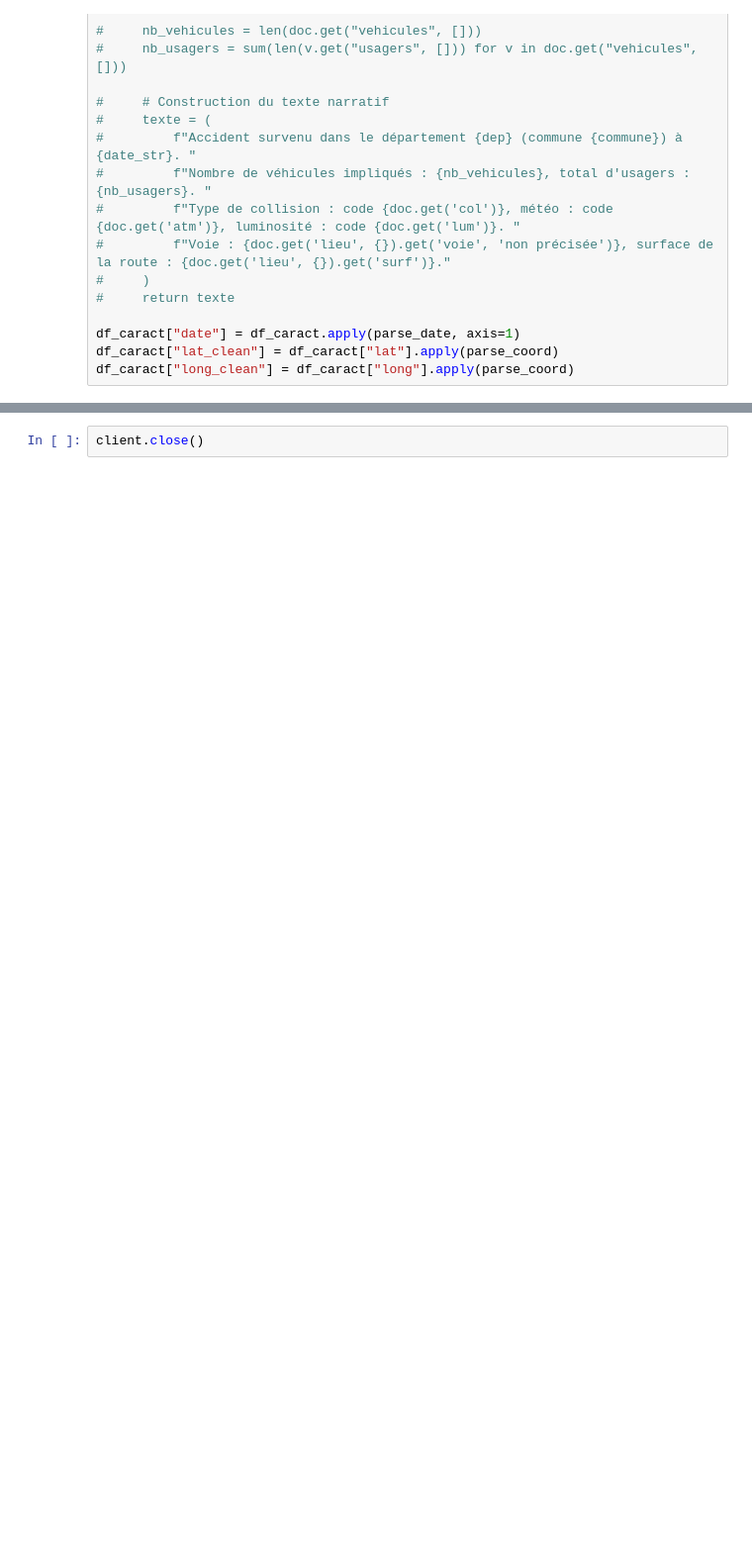
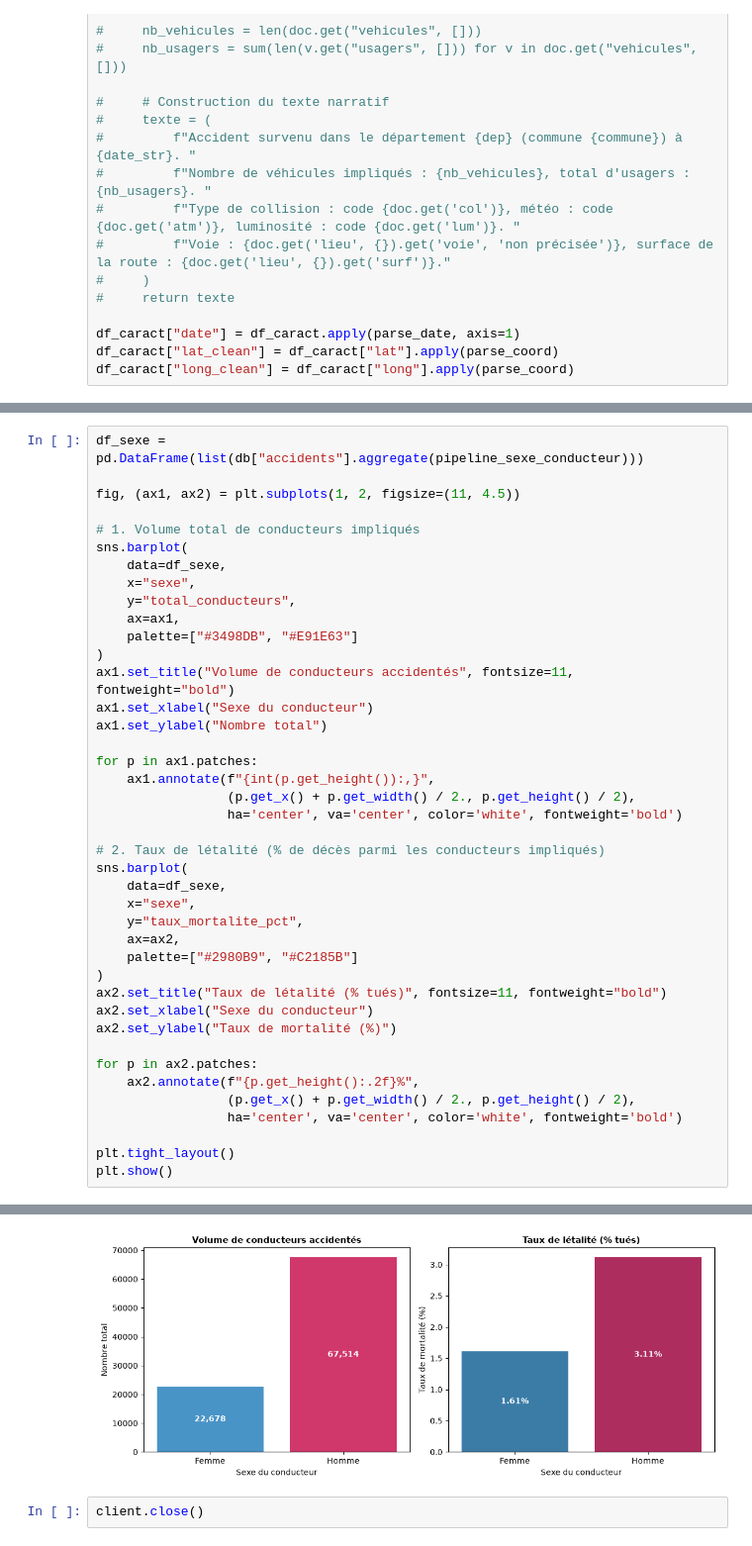
Before and after one commit to LeoLChalot/ipssi-nosql, a Jupyter notebook: notebook_local.ipynb, the cells around one changed output, grey strips where cells are left out. Shown at 99% size. Drawn from its saved outputs; the diff is of its cells as text; blank space fills up the shorter version.

```diff
--- a/notebook_local.ipynb
+++ b/notebook_local.ipynb
@@ -211,0 +461,42 @@ Succès : 54402 accidents enrichis et insérés.
+# %%
+df_sexe = pd.DataFrame(list(db["accidents"].aggregate(pipeline_sexe_conducteur)))
+
+fig, (ax1, ax2) = plt.subplots(1, 2, figsize=(11, 4.5))
+
+# 1. Volume total de conducteurs impliqués
+sns.barplot(
+    data=df_sexe,
+    x="sexe",
+    y="total_conducteurs",
+    ax=ax1,
+    palette=["#3498DB", "#E91E63"]
+)
+ax1.set_title("Volume de conducteurs accidentés", fontsize=11, fontweight="bold")
+ax1.set_xlabel("Sexe du conducteur")
+ax1.set_ylabel("Nombre total")
+
+for p in ax1.patches:
+    ax1.annotate(f"{int(p.get_height()):,}",
+                 (p.get_x() + p.get_width() / 2., p.get_height() / 2),
+                 ha='center', va='center', color='white', fontweight='bold')
+
+# 2. Taux de létalité (% de décès parmi les conducteurs impliqués)
+sns.barplot(
+    data=df_sexe,
+    x="sexe",
+    y="taux_mortalite_pct",
+    ax=ax2,
+    palette=["#2980B9", "#C2185B"]
+)
+ax2.set_title("Taux de létalité (% tués)", fontsize=11, fontweight="bold")
+ax2.set_xlabel("Sexe du conducteur")
+ax2.set_ylabel("Taux de mortalité (%)")
+
+for p in ax2.patches:
+    ax2.annotate(f"{p.get_height():.2f}%",
+                 (p.get_x() + p.get_width() / 2., p.get_height() / 2),
+                 ha='center', va='center', color='white', fontweight='bold')
+
+plt.tight_layout()
+plt.show()
+# %% [output]
@@ -212,2 +510,3 @@ Succès : 54402 accidents enrichis et insérés.
+[figure, added]
 # %%
 client.close()
```
Also changed, not shown: parts of 10 cells of this notebook, 1 other file.
